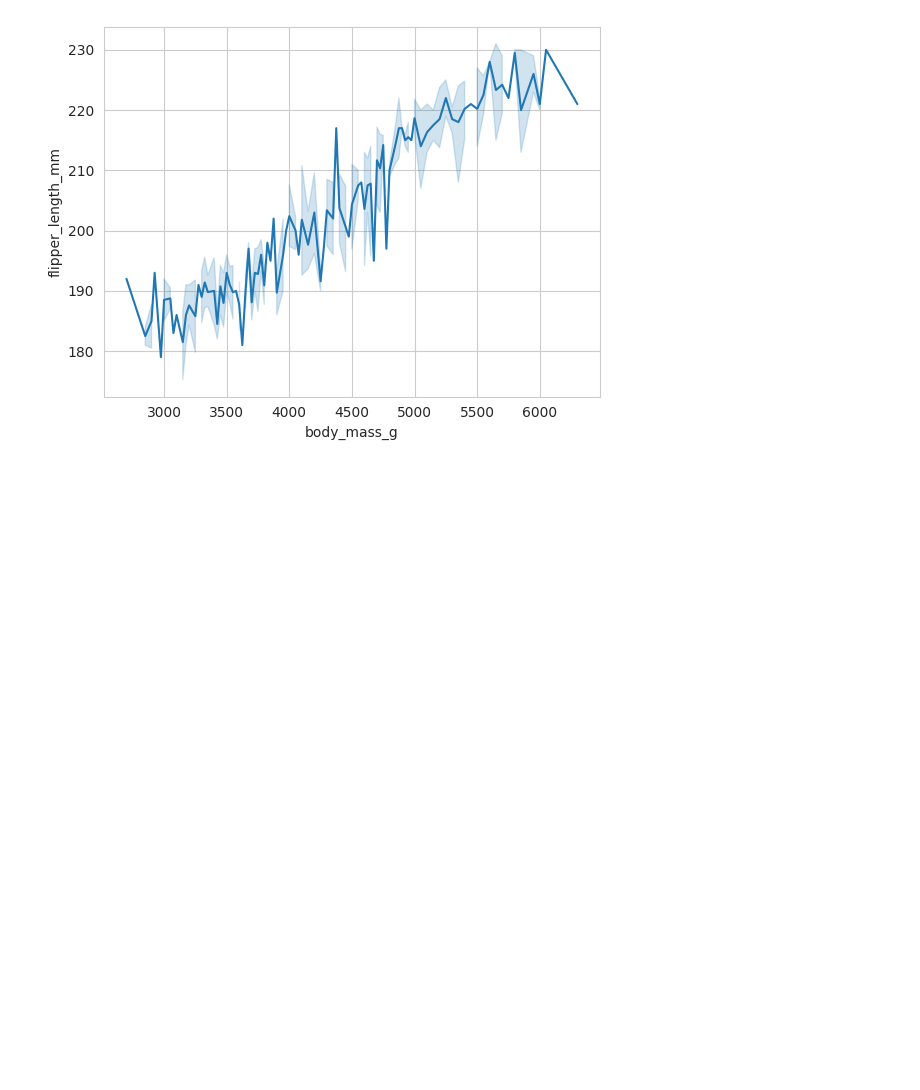
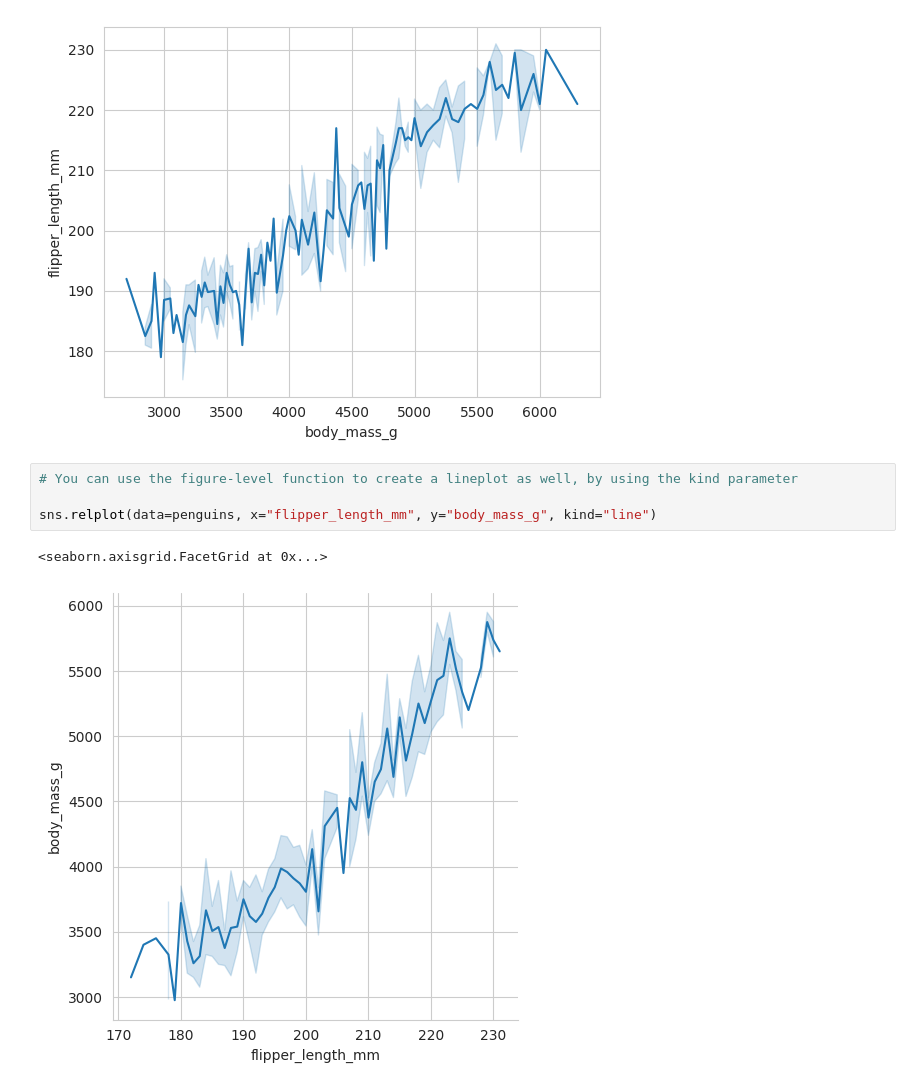
Before and after one commit to Marvjowa/seaborn-examples, a Jupyter notebook: seaborn-example.ipynb, the cells around one changed output. Drawn from its saved outputs; the diff is of its cells as text; blank space fills up the shorter version.

```diff
--- a/seaborn-example.ipynb
+++ b/seaborn-example.ipynb
@@ -30,3 +49,10 @@ sns.lineplot(data=penguins, x="body_mass_g", y="flipper_length_mm")
 # %% [output]
 <AxesSubplot: xlabel='body_mass_g', ylabel='flipper_length_mm'>
 [figure]
+# %%
+# You can use the figure-level function to create a lineplot as well, by using the kind parameter
+
+sns.relplot(data=penguins, x="flipper_length_mm", y="body_mass_g", kind="line")
+# %% [output]
+<seaborn.axisgrid.FacetGrid at 0x...>
+[figure, added]
```
Also changed, not shown: parts of 38 cells of this notebook.
